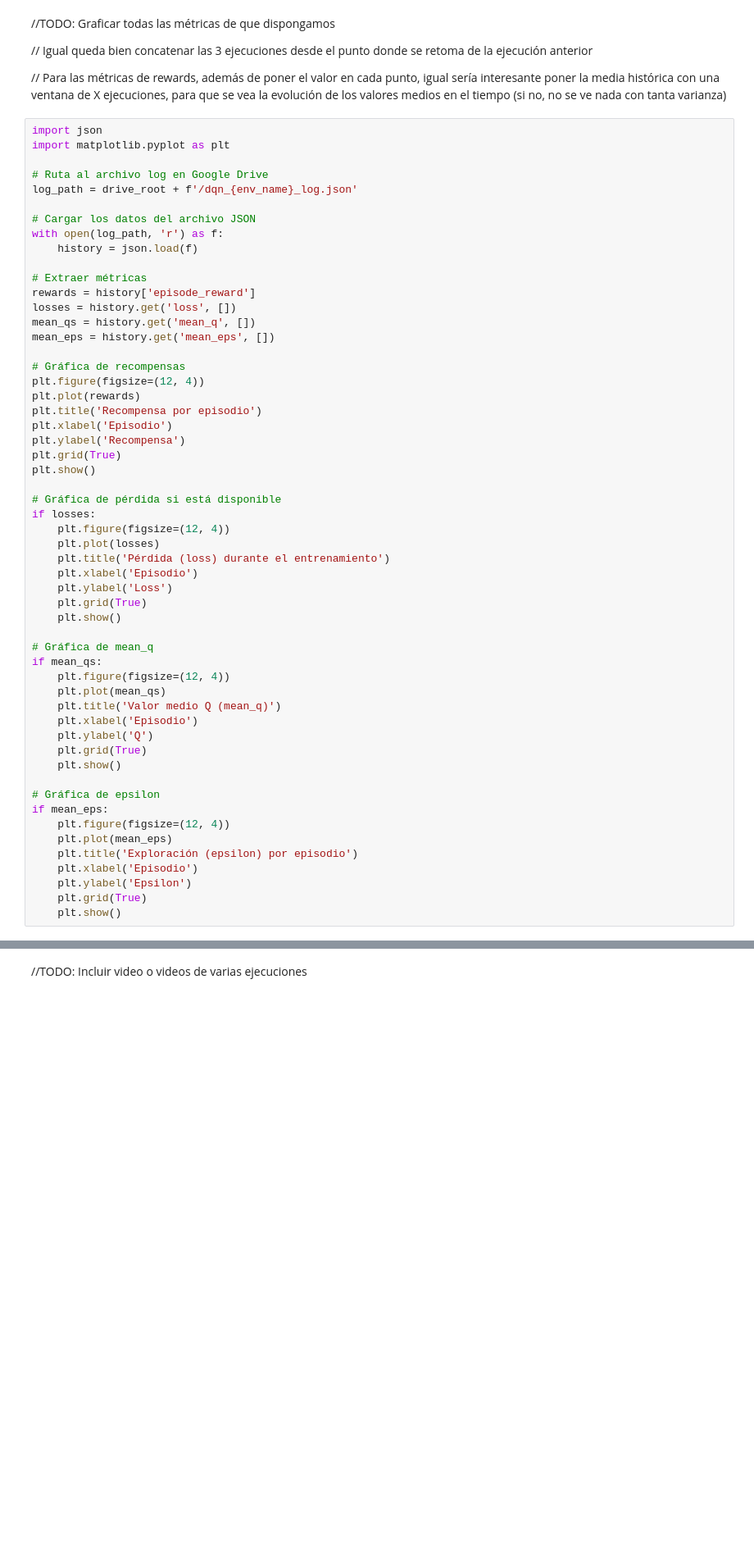
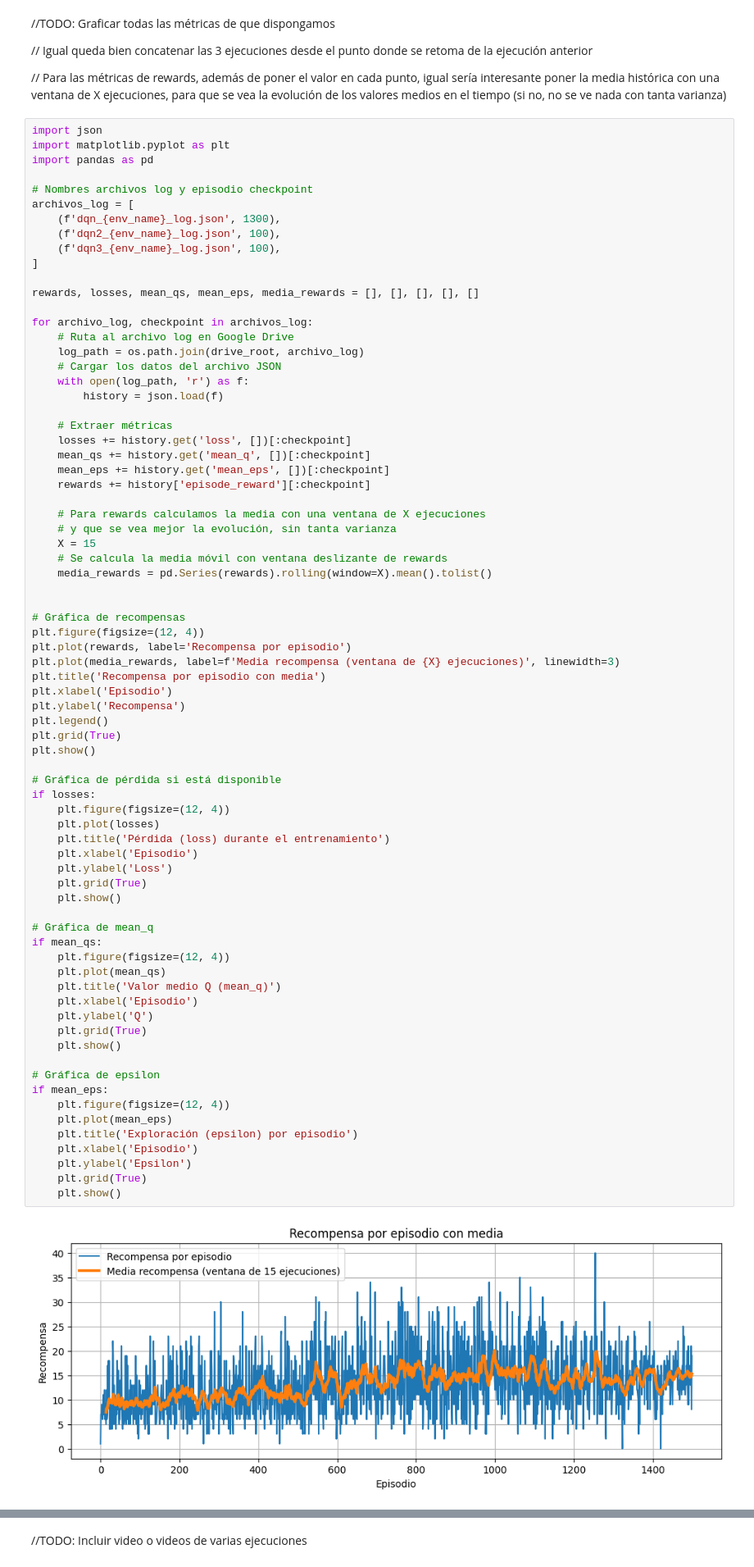
Before and after one commit to Viu-Master-IA-2024-2025-AR-Grupo-13/proyecto-ar-g13, a Jupyter notebook: Proyecto_práctico.ipynb, the cells around one changed output, grey strips where cells are left out. Shown at 82% size. Drawn from its saved outputs; the diff is of its cells as text; blank space fills up the shorter version.

Commit message:
Graficas concatenando las 3 ejecuciones y media reward

```diff
--- a/Proyecto_práctico.ipynb
+++ b/Proyecto_práctico.ipynb
@@ -689,55 +689,76 @@ Media de recompensas: 22.38
 # %%
 import json
 import matplotlib.pyplot as plt
+import pandas as pd
 
-# Ruta al archivo log en Google Drive
-log_path = drive_root + f'/dqn_{env_name}_log.json'
+# Nombres archivos log y episodio checkpoint
+archivos_log = [
+    (f'dqn_{env_name}_log.json', 1300),
+    (f'dqn2_{env_name}_log.json', 100),
+    (f'dqn3_{env_name}_log.json', 100),
+]
 
-# Cargar los datos del archivo JSON
-with open(log_path, 'r') as f:
-    history = json.load(f)
+rewards, losses, mean_qs, mean_eps, media_rewards = [], [], [], [], []
 
-# Extraer métricas
-rewards = history['episode_reward']
-losses = history.get('loss', [])
-mean_qs = history.get('mean_q', [])
-mean_eps = history.get('mean_eps', [])
+for archivo_log, checkpoint in archivos_log:
+    # Ruta al archivo log en Google Drive
+    log_path = os.path.join(drive_root, archivo_log)
+    # Cargar los datos del archivo JSON
+    with open(log_path, 'r') as f:
+        history = json.load(f)
+
+    # Extraer métricas
+    losses += history.get('loss', [])[:checkpoint]
+    mean_qs += history.get('mean_q', [])[:checkpoint]
+    mean_eps += history.get('mean_eps', [])[:checkpoint]
+    rewards += history['episode_reward'][:checkpoint]
+
+    # Para rewards calculamos la media con una ventana de X ejecuciones
+    # y que se vea mejor la evolución, sin tanta varianza
+    X = 15
+    # Se calcula la media móvil con ventana deslizante de rewards
+    media_rewards = pd.Series(rewards).rolling(window=X).mean().tolist()
+
 
 # Gráfica de recompensas
 plt.figure(figsize=(12, 4))
-plt.plot(rewards)
-plt.title('Recompensa por episodio')
+plt.plot(rewards, label='Recompensa por episodio')
+plt.plot(media_rewards, label=f'Media recompensa (ventana de {X} ejecuciones)', linewidth=3)
+plt.title('Recompensa por episodio con media')
 plt.xlabel('Episodio')
 plt.ylabel('Recompensa')
+plt.legend()
 plt.grid(True)
 plt.show()
 
 # Gráfica de pérdida si está disponible
 if losses:
     plt.figure(figsize=(12, 4))
     plt.plot(losses)
     plt.title('Pérdida (loss) durante el entrenamiento')
     plt.xlabel('Episodio')
     plt.ylabel('Loss')
     plt.grid(True)
     plt.show()
 
 # Gráfica de mean_q
 if mean_qs:
     plt.figure(figsize=(12, 4))
     plt.plot(mean_qs)
     plt.title('Valor medio Q (mean_q)')
     plt.xlabel('Episodio')
     plt.ylabel('Q')
     plt.grid(True)
     plt.show()
 
 # Gráfica de epsilon
 if mean_eps:
     plt.figure(figsize=(12, 4))
     plt.plot(mean_eps)
     plt.title('Exploración (epsilon) por episodio')
     plt.xlabel('Episodio')
     plt.ylabel('Epsilon')
     plt.grid(True)
     plt.show()
+# %% [output]
+[figure, added]
```
Also changed, not shown: parts of 1 cell of this notebook.
